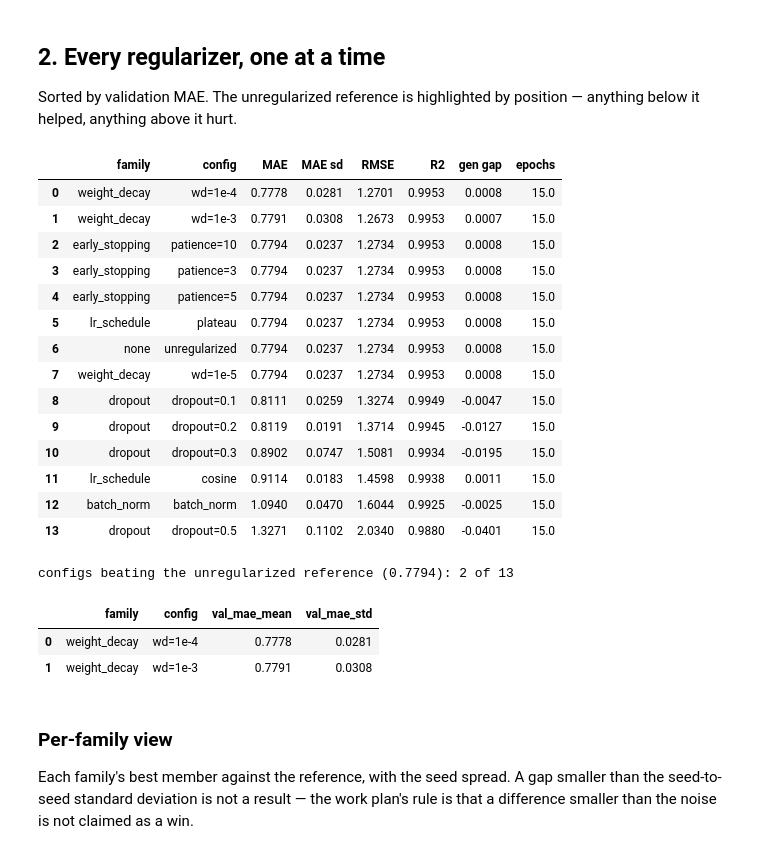
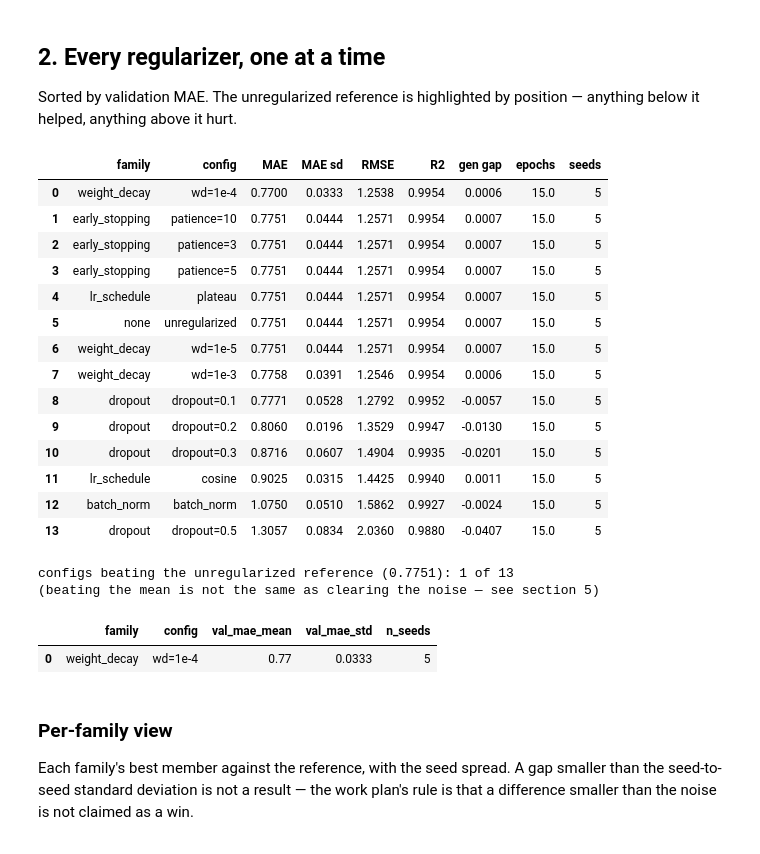
Before and after one commit to Taj-2005/water_quality_prediction, a Jupyter notebook: notebooks/13_regularization.ipynb, the cells around one changed output. Drawn from its saved outputs; the diff is of its cells as text; code cells hidden in the pictures.

Commit message:
fix(dl): run the regularization sweep on 5 seeds and confirm once on test

```diff
--- a/notebooks/13_regularization.ipynb
+++ b/notebooks/13_regularization.ipynb
@@ -86,35 +86,36 @@ Sorted by validation MAE. The unregularized reference is highlighted by position
 below it helped, anything above it hurt.
 # %%
 view = agg[['family','config','val_mae_mean','val_mae_std','val_rmse_mean',
-            'val_r2_mean','generalisation_gap_mean','epochs_run_mean']].copy()
-view.columns = ['family','config','MAE','MAE sd','RMSE','R2','gen gap','epochs']
+            'val_r2_mean','generalisation_gap_mean','epochs_run_mean','n_seeds']].copy()
+view.columns = ['family','config','MAE','MAE sd','RMSE','R2','gen gap','epochs','seeds']
 display(view.round(4))
 
 b = base.val_mae_mean
 better = agg[(agg.val_mae_mean < b) & (agg.config != 'unregularized')]
 print(f'configs beating the unregularized reference ({b:.4f}): {len(better)} of {len(agg)-1}')
+print('(beating the mean is not the same as clearing the noise — see section 5)')
 if len(better):
-    display(better[['family','config','val_mae_mean','val_mae_std']].round(4))
+    display(better[['family','config','val_mae_mean','val_mae_std','n_seeds']].round(4))
 # %% [output]
-|  | family | config | MAE | MAE sd | RMSE | R2 | gen gap | epochs |
-| 0 | weight_decay | wd=1e-4 | 0.7778 | 0.0281 | 1.2701 | 0.9953 | 0.0008 | 15.0 |
-| 1 | weight_decay | wd=1e-3 | 0.7791 | 0.0308 | 1.2673 | 0.9953 | 0.0007 | 15.0 |
-| 2 | early_stopping | patience=10 | 0.7794 | 0.0237 | 1.2734 | 0.9953 | 0.0008 | 15.0 |
-| 3 | early_stopping | patience=3 | 0.7794 | 0.0237 | 1.2734 | 0.9953 | 0.0008 | 15.0 |
-| 4 | early_stopping | patience=5 | 0.7794 | 0.0237 | 1.2734 | 0.9953 | 0.0008 | 15.0 |
-| 5 | lr_schedule | plateau | 0.7794 | 0.0237 | 1.2734 | 0.9953 | 0.0008 | 15.0 |
-| 6 | none | unregularized | 0.7794 | 0.0237 | 1.2734 | 0.9953 | 0.0008 | 15.0 |
-| 7 | weight_decay | wd=1e-5 | 0.7794 | 0.0237 | 1.2734 | 0.9953 | 0.0008 | 15.0 |
-| 8 | dropout | dropout=0.1 | 0.8111 | 0.0259 | 1.3274 | 0.9949 | -0.0047 | 15.0 |
-| 9 | dropout | dropout=0.2 | 0.8119 | 0.0191 | 1.3714 | 0.9945 | -0.0127 | 15.0 |
-| 10 | dropout | dropout=0.3 | 0.8902 | 0.0747 | 1.5081 | 0.9934 | -0.0195 | 15.0 |
-| 11 | lr_schedule | cosine | 0.9114 | 0.0183 | 1.4598 | 0.9938 | 0.0011 | 15.0 |
-| 12 | batch_norm | batch_norm | 1.0940 | 0.0470 | 1.6044 | 0.9925 | -0.0025 | 15.0 |
-| 13 | dropout | dropout=0.5 | 1.3271 | 0.1102 | 2.0340 | 0.9880 | -0.0401 | 15.0 |
+|  | family | config | MAE | MAE sd | RMSE | R2 | gen gap | epochs | seeds |
+| 0 | weight_decay | wd=1e-4 | 0.7700 | 0.0333 | 1.2538 | 0.9954 | 0.0006 | 15.0 | 5 |
+| 1 | early_stopping | patience=10 | 0.7751 | 0.0444 | 1.2571 | 0.9954 | 0.0007 | 15.0 | 5 |
+| 2 | early_stopping | patience=3 | 0.7751 | 0.0444 | 1.2571 | 0.9954 | 0.0007 | 15.0 | 5 |
+| 3 | early_stopping | patience=5 | 0.7751 | 0.0444 | 1.2571 | 0.9954 | 0.0007 | 15.0 | 5 |
+| 4 | lr_schedule | plateau | 0.7751 | 0.0444 | 1.2571 | 0.9954 | 0.0007 | 15.0 | 5 |
+| 5 | none | unregularized | 0.7751 | 0.0444 | 1.2571 | 0.9954 | 0.0007 | 15.0 | 5 |
+| 6 | weight_decay | wd=1e-5 | 0.7751 | 0.0444 | 1.2571 | 0.9954 | 0.0007 | 15.0 | 5 |
+| 7 | weight_decay | wd=1e-3 | 0.7758 | 0.0391 | 1.2546 | 0.9954 | 0.0006 | 15.0 | 5 |
+| 8 | dropout | dropout=0.1 | 0.7771 | 0.0528 | 1.2792 | 0.9952 | -0.0057 | 15.0 | 5 |
+| 9 | dropout | dropout=0.2 | 0.8060 | 0.0196 | 1.3529 | 0.9947 | -0.0130 | 15.0 | 5 |
+| 10 | dropout | dropout=0.3 | 0.8716 | 0.0607 | 1.4904 | 0.9935 | -0.0201 | 15.0 | 5 |
+| 11 | lr_schedule | cosine | 0.9025 | 0.0315 | 1.4425 | 0.9940 | 0.0011 | 15.0 | 5 |
+| 12 | batch_norm | batch_norm | 1.0750 | 0.0510 | 1.5862 | 0.9927 | -0.0024 | 15.0 | 5 |
+| 13 | dropout | dropout=0.5 | 1.3057 | 0.0834 | 2.0360 | 0.9880 | -0.0407 | 15.0 | 5 |
-configs beating the unregularized reference (0.7794): 2 of 13
+configs beating the unregularized reference (0.7751): 1 of 13
+(beating the mean is not the same as clearing the noise — see section 5)
-|  | family | config | val_mae_mean | val_mae_std |
-| 0 | weight_decay | wd=1e-4 | 0.7778 | 0.0281 |
-| 1 | weight_decay | wd=1e-3 | 0.7791 | 0.0308 |
+|  | family | config | val_mae_mean | val_mae_std | n_seeds |
+| 0 | weight_decay | wd=1e-4 | 0.77 | 0.0333 | 5 |
 # %% [markdown]
 ### Per-family view
 
```
Also changed, not shown: parts of 8 cells of this notebook, 8 other files.
